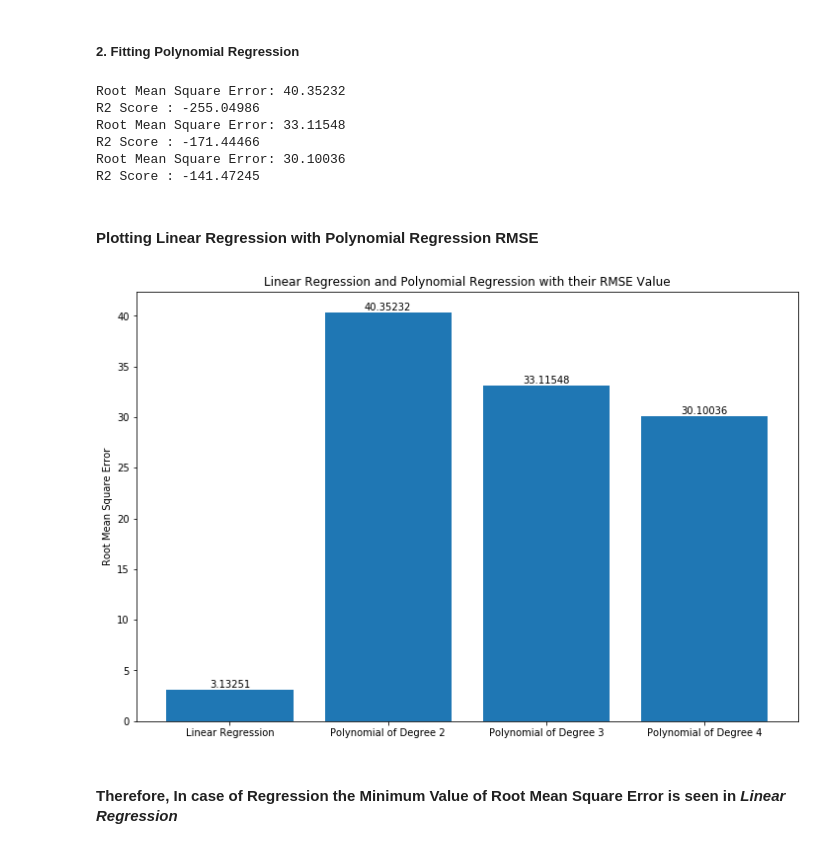
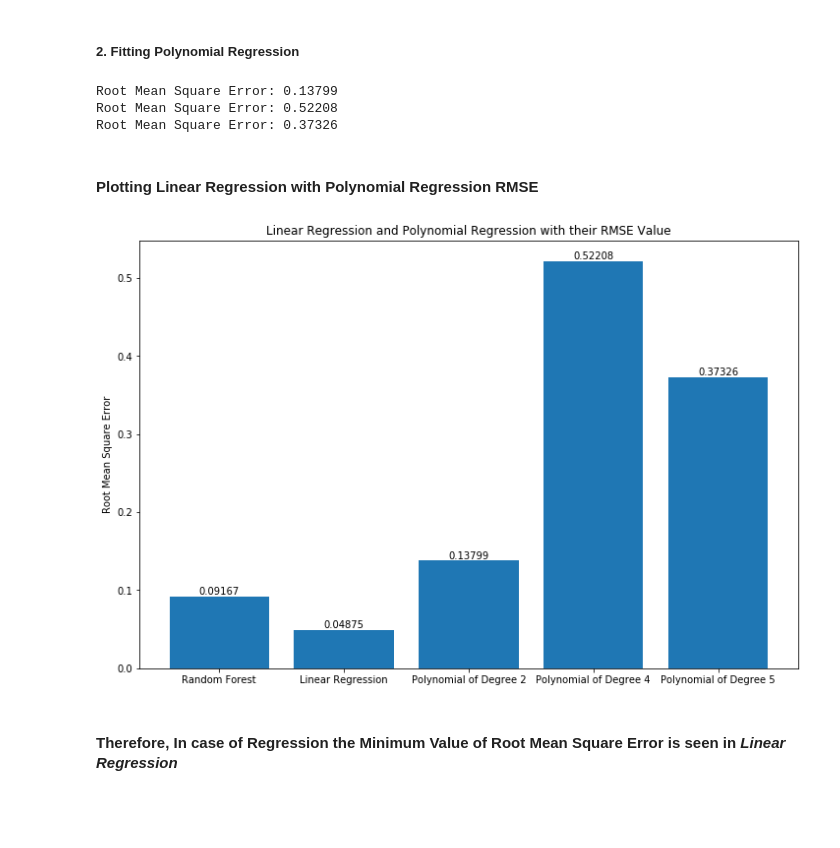
Before and after one commit to shivammehta25/Machine-Learning-Lab, a Jupyter notebook: Data Analysis Task/Data-Analysis-Task.ipynb, the cells around one changed output. Cells and saved outputs as stored; diff of their text form; code cells hidden in the pictures; blank space fills up the shorter version.

Commit message:
Adding Time Series and Normalisation to throughout the Task Better Visuals for high correlation

```diff
--- a/Data Analysis Task/Data-Analysis-Task.ipynb
+++ b/Data Analysis Task/Data-Analysis-Task.ipynb
@@ -253,0 +300,6 @@ Testing Set: X -> (136, 35), Y -> (136,)
+# %%
+y_test_pred = rfg.predict(x_test)
+# %%
+# Root Mean Square Error
+rmf_rmse = np.round(np.sqrt(mean_squared_error(y_test,y_test_pred)), 5)
+print('Root Mean Square Error: {}'.format(rmf_rmse))
@@ -277,8 +326,10 @@ R2 Score : -0.54302
 from sklearn.preprocessing import PolynomialFeatures
 # %%
 polynomial_history = []
+# %%
+degree_array = [2,4,5]
 # %%
-for degree in range(2,5):
+for degree in degree_array:
 
     polynomial_features= PolynomialFeatures(degree=degree)
     x_train_poly = polynomial_features.fit_transform(x_train)
@@ -289,18 +340,11 @@ for degree in range(2,5):
     rmse = np.round(np.sqrt(mean_squared_error(y_test, y_test_poly_predicted)), 5)
     print('Root Mean Square Error: {}'.format(rmse))
 
-    # R2 Score
-    r2 = np.round(r2_score(y_test,y_test_poly_predicted), 5)
-    print('R2 Score : {}'.format(r2))
-
     polynomial_history.append((degree, rmse))
 # %% [output]
-Root Mean Square Error: 40.35232
-R2 Score : -255.04986
-Root Mean Square Error: 33.11548
-R2 Score : -171.44466
-Root Mean Square Error: 30.10036
-R2 Score : -141.47245
+Root Mean Square Error: 0.13799
+Root Mean Square Error: 0.52208
+Root Mean Square Error: 0.37326
 # %% [markdown]
 #### Plotting Linear Regression with Polynomial Regression RMSE
 # %%
@@ -314,12 +358,12 @@ def plot_RMSE(x_axis, y_axis, figsize=(12,8)):
         plt.text(rect.get_x() + rect.get_width()/2.0, height, '{}'.format(height), ha='center', va='bottom')
     plt.show()
 # %%
-rmse_x = ['Linear Regression'] + ['Polynomial of Degree {}'.format(x[0]) for x in polynomial_history]
-rmse_y = [lin_rmse] + [x[1] for x in polynomial_history]
+rmse_x = ['Random Forest', 'Linear Regression'] + ['Polynomial of Degree {}'.format(x[0]) for x in polynomial_history]
+rmse_y = [rmf_rmse, lin_rmse] + [x[1] for x in polynomial_history]
 
 plot_RMSE(rmse_x, rmse_y)
 # %% [output]
-[figure, old version]
+[figure, new version]
 # %% [markdown]
 #### Therefore, In case of Regression the Minimum Value of Root Mean Square Error is seen in ***Linear Regression***
 # %% [markdown]
```
Also changed, not shown: parts of 61 cells of this notebook.
